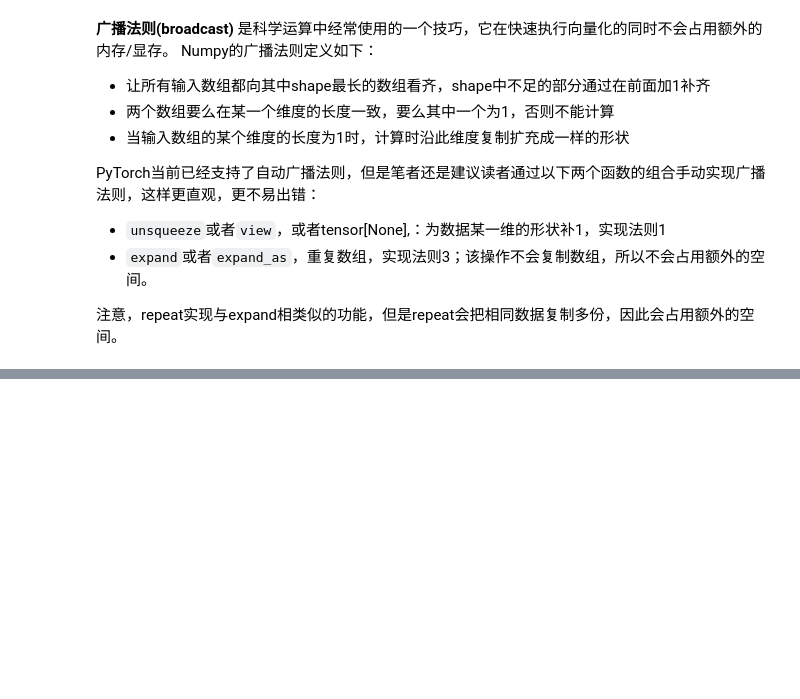
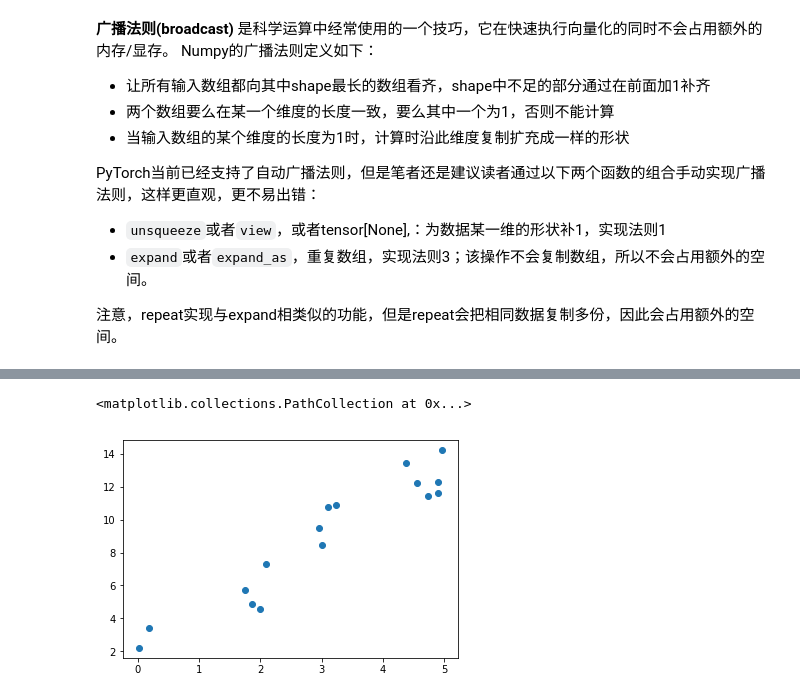
Before and after one commit to XuYongi/Deep-Learning-code-PyTorch-V1.1, a Jupyter notebook: chapter3-Tensor和autograd/C3_Tensor.ipynb, the cells around one changed output, grey strips where cells are left out. Saved outputs shown, nothing was run; the diff lists cells and outputs as text; code cells hidden in the pictures; blank space fills up the shorter version.

```diff
--- a/chapter3-Tensor和autograd/C3_Tensor.ipynb
+++ b/chapter3-Tensor和autograd/C3_Tensor.ipynb
@@ -424,0 +494,5 @@ tensor的数据结构如图3-1所示。tensor分为头信息区(Tensor)和存储
+# %%
+x = t.zeros(100)
+y = t.ones(100)
+%timeit -n 10 for_loop_add(x, y)
+%timeit -n 10 x + y
@@ -424,0 +523,3 @@ tensor的数据结构如图3-1所示。tensor分为头信息区(Tensor)和存储
+# %%
+t.set_printoptions(precision=10)
+a
@@ -424,0 +535,23 @@ tensor的数据结构如图3-1所示。tensor分为头信息区(Tensor)和存储
+# %%
+import torch as t
+%matplotlib inline
+from matplotlib import pyplot as plt
+from IPython import display
+
+device = t.device('cpu') #如果你想用gpu，改成t.device('cuda:0')
+# %%
+# 设置随机数种子，保证在不同电脑上运行时下面的输出一致
+t.manual_seed(1000)
+
+def get_fake_data(batch_size=8):
+    ''' 产生随机数据：y=x*2+3，加上了一些噪声'''
+    x = t.rand(batch_size, 1, device=device) * 5
+    y = x * 2 + 3 +  t.randn(batch_size, 1, device=device)
+    return x, y
+# %%
+# 来看看产生的x-y分布
+x, y = get_fake_data(batch_size=16)
+plt.scatter(x.squeeze().cpu().numpy(), y.squeeze().cpu().numpy())
+# %% [output]
+<matplotlib.collections.PathCollection at 0x...>
+[figure, added]
```
Also changed, not shown: parts of 14 cells of this notebook, 3 other files.
